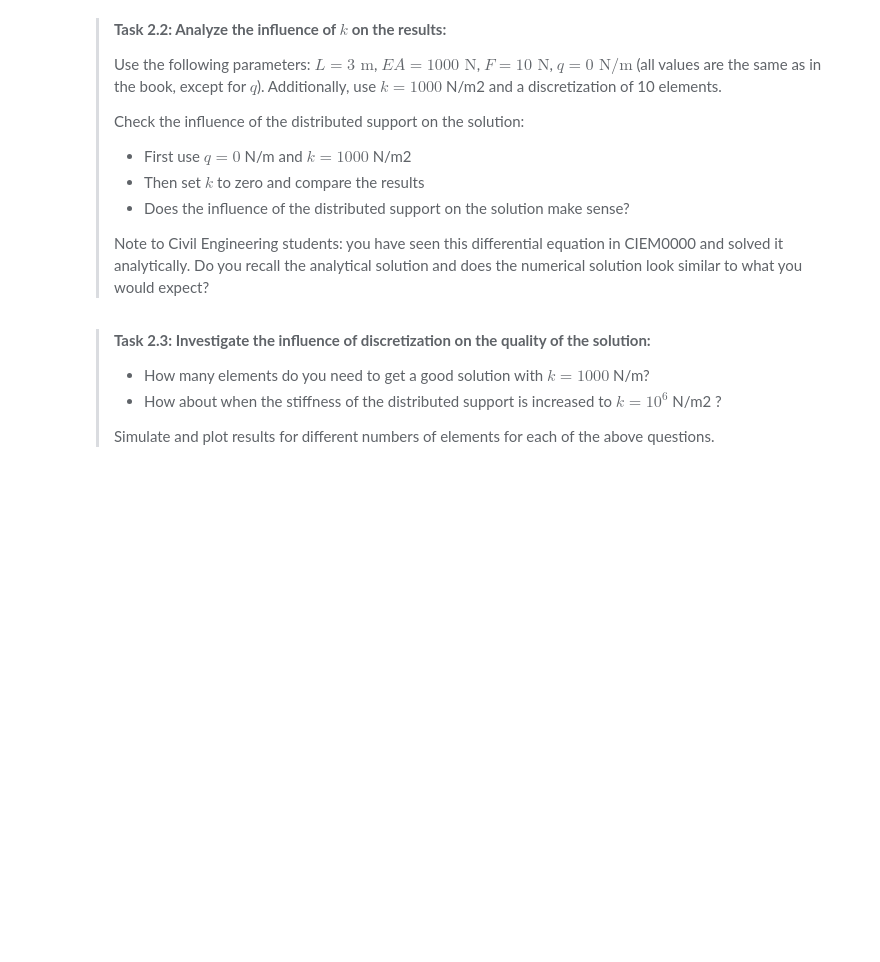
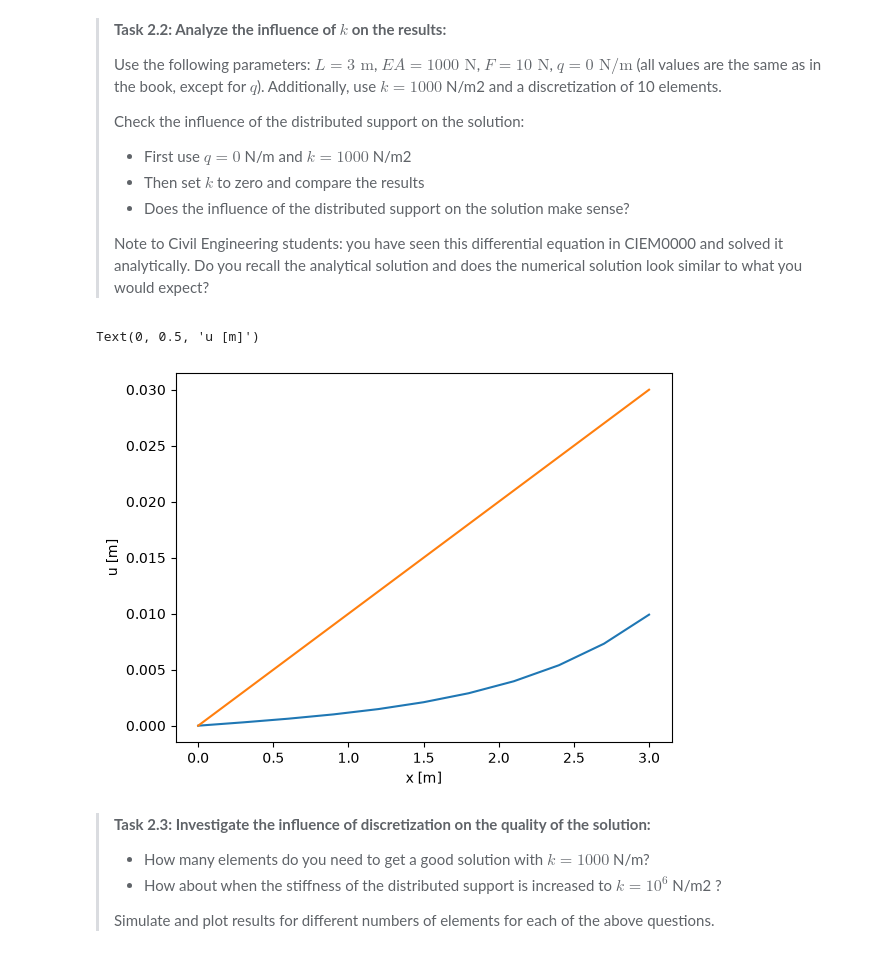
Before and after one commit to Tony-Davison/WS2.2, a Jupyter notebook: all_files_WS_2_2/WS_2_2.ipynb, the cells around one changed output. Cells and saved outputs as stored; diff of their text form; code cells hidden in the pictures; blank space fills up the shorter version.

```diff
--- a/all_files_WS_2_2/WS_2_2.ipynb
+++ b/all_files_WS_2_2/WS_2_2.ipynb
@@ -164,9 +206,21 @@ def assemble_global_f(rod_length, n_el, q):
 # %%
 # use the simulate function to get displacements
 ### YOUR CODE HERE ###
 
+x,u = simulate(10,1000,0)
+x2,u2 = simulate(10,0,0)
+
 # plot u versus x for both cases
 ### YOUR CODE HERE ###
+
+plt.figure()
+plt.plot(x,u)
+plt.plot(x2,u2)
+plt.xlabel('x [m]')
+plt.ylabel('u [m]')
+# %% [output]
+Text(0, 0.5, 'u [m]')
+[figure, added]
 # %% [markdown]
 > **Task 2.3: Investigate the influence of discretization on the quality of the solution:**
 >
```
Also changed, not shown: parts of 4 cells of this notebook.
